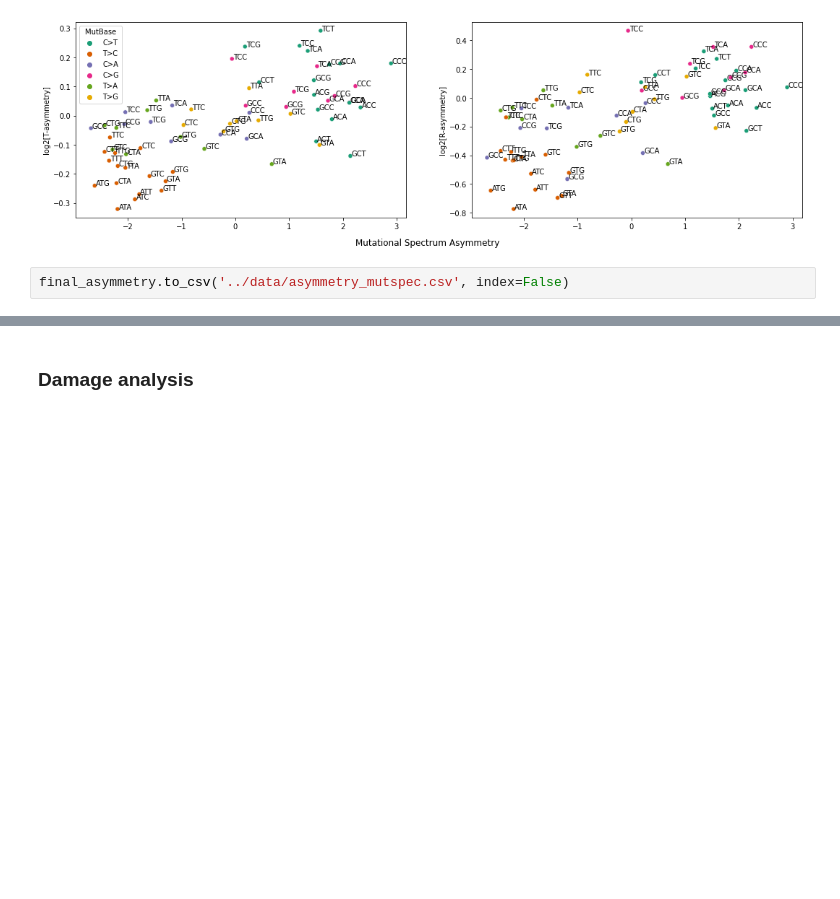
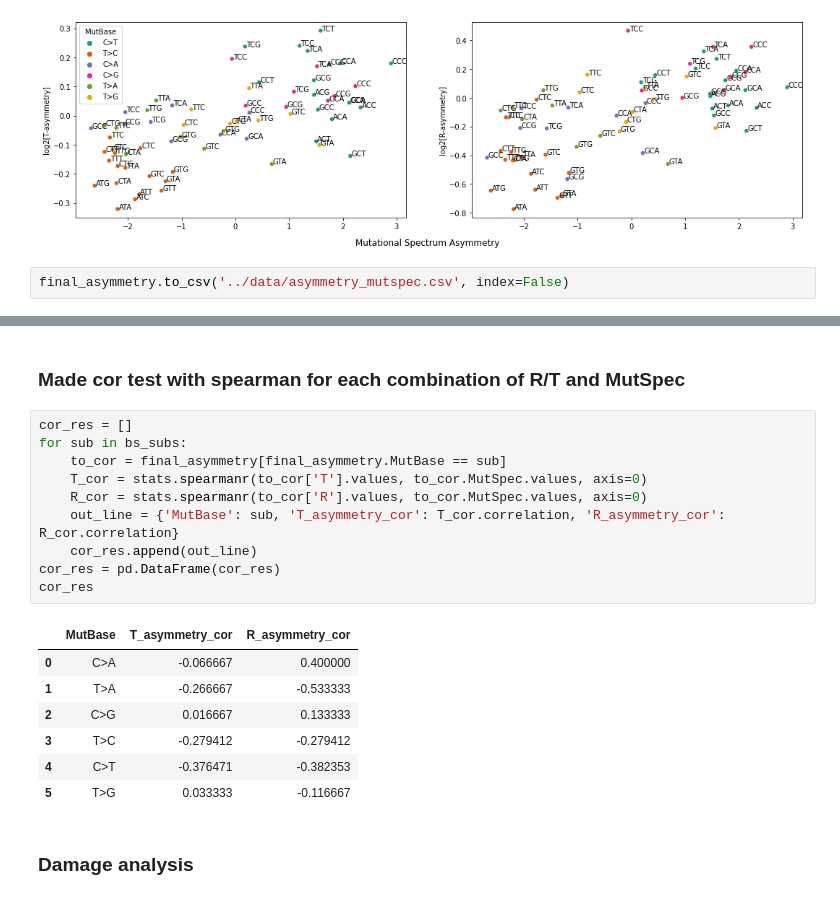
Before and after one commit to mitoclub/mtdna-192component-mutspec-chordata, a Jupyter notebook: scripts/asymmetry_TR.ipynb, the cells around one changed output, grey strips where cells are left out. Saved outputs shown, nothing was run; the diff lists cells and outputs as text; blank space fills up the shorter version.

```diff
--- a/scripts/asymmetry_TR.ipynb
+++ b/scripts/asymmetry_TR.ipynb
@@ -105,3 +148,23 @@ final_asymmetry.to_csv('../data/asymmetry_mutspec.csv', index=False)
+# %% [markdown]
+### Made cor test with spearman for each combination of R/T and MutSpec
+# %%
+cor_res = []
+for sub in bs_subs:
+    to_cor = final_asymmetry[final_asymmetry.MutBase == sub]
+    T_cor = stats.spearmanr(to_cor['T'].values, to_cor.MutSpec.values, axis=0)
+    R_cor = stats.spearmanr(to_cor['R'].values, to_cor.MutSpec.values, axis=0)
+    out_line = {'MutBase': sub, 'T_asymmetry_cor': T_cor.correlation, 'R_asymmetry_cor': R_cor.correlation}
+    cor_res.append(out_line)
+cor_res = pd.DataFrame(cor_res)
+cor_res
+# %% [output]
+|  | MutBase | T_asymmetry_cor | R_asymmetry_cor |
+| 0 | C>A | -0.066667 | 0.400000 |
+| 1 | T>A | -0.266667 | -0.533333 |
+| 2 | C>G | 0.016667 | 0.133333 |
+| 3 | T>C | -0.279412 | -0.279412 |
+| 4 | C>T | -0.376471 | -0.382353 |
+| 5 | T>G | 0.033333 | -0.116667 |
 # %% [markdown]
 ### Damage analysis
 # %%
```
Also changed, not shown: parts of 7 cells of this notebook, 2 other files.
